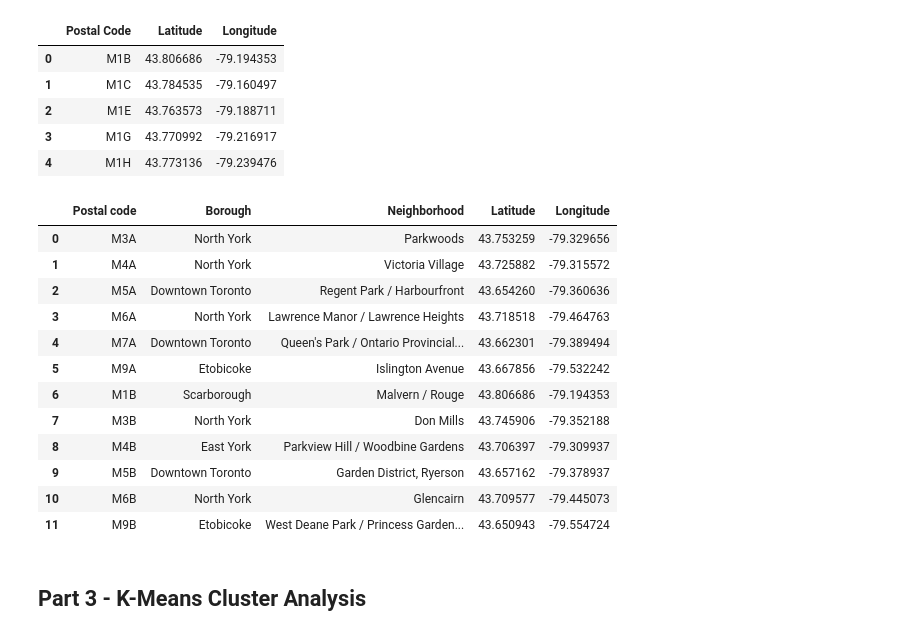
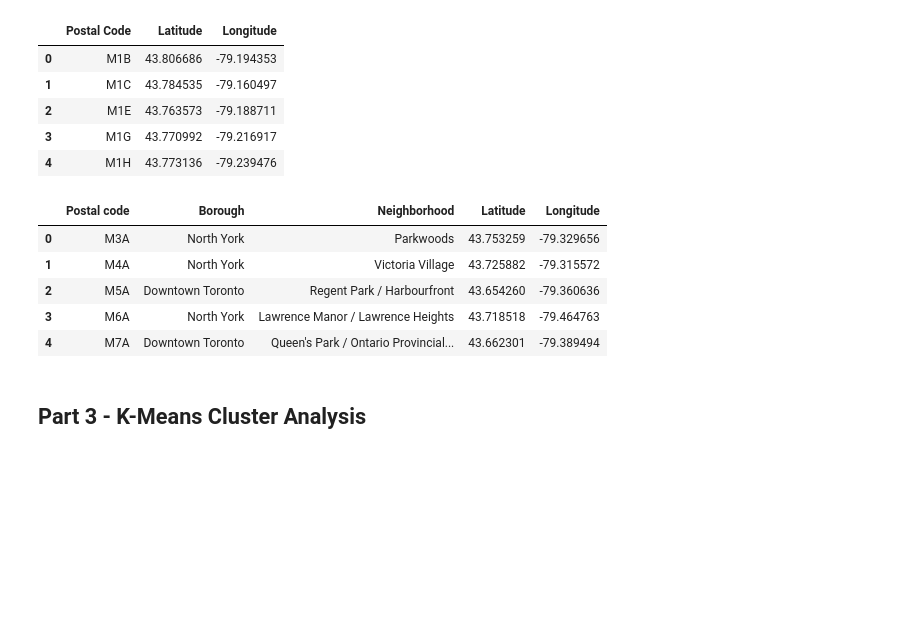
Before and after one commit to abhi-2693/Coursera_capstone, a Jupyter notebook: Neighborhoods in Toronto : Segment and Cluster.ipynb, the cells around one changed output. Saved outputs shown, nothing was run; the diff lists cells and outputs as text; code cells hidden in the pictures; blank space fills up the shorter version.

```diff
--- a/Neighborhoods in Toronto : Segment and Cluster.ipynb
+++ b/Neighborhoods in Toronto : Segment and Cluster.ipynb
@@ -101,23 +95,16 @@ geo_data.head()
 # %%
 # Merging Neighborhood and Geo data
 
 toronto_geodata = pd.merge(toronto_data,geo_data, how = 'left', left_on ='Postal code', right_on = 'Postal Code')
 toronto_geodata.drop(columns = ['Postal Code'],inplace=True)
-toronto_geodata.head(12)
+toronto_geodata.head(5)
 # %% [output]
 |  | Postal code | Borough | Neighborhood | Latitude | Longitude |
 | 0 | M3A | North York | Parkwoods | 43.753259 | -79.329656 |
 | 1 | M4A | North York | Victoria Village | 43.725882 | -79.315572 |
 | 2 | M5A | Downtown Toronto | Regent Park / Harbourfront | 43.654260 | -79.360636 |
 | 3 | M6A | North York | Lawrence Manor / Lawrence Heights | 43.718518 | -79.464763 |
 | 4 | M7A | Downtown Toronto | Queen's Park / Ontario Provincial... | 43.662301 | -79.389494 |
-| 5 | M9A | Etobicoke | Islington Avenue | 43.667856 | -79.532242 |
-| 6 | M1B | Scarborough | Malvern / Rouge | 43.806686 | -79.194353 |
-| 7 | M3B | North York | Don Mills | 43.745906 | -79.352188 |
-| 8 | M4B | East York | Parkview Hill / Woodbine Gardens | 43.706397 | -79.309937 |
-| 9 | M5B | Downtown Toronto | Garden District, Ryerson | 43.657162 | -79.378937 |
-| 10 | M6B | North York | Glencairn | 43.709577 | -79.445073 |
-| 11 | M9B | Etobicoke | West Deane Park / Princess Garden... | 43.650943 | -79.554724 |
 # %% [markdown]
 ## Part 3 - K-Means Cluster Analysis
 # %%
```
Also changed, not shown: parts of 9 cells of this notebook.
